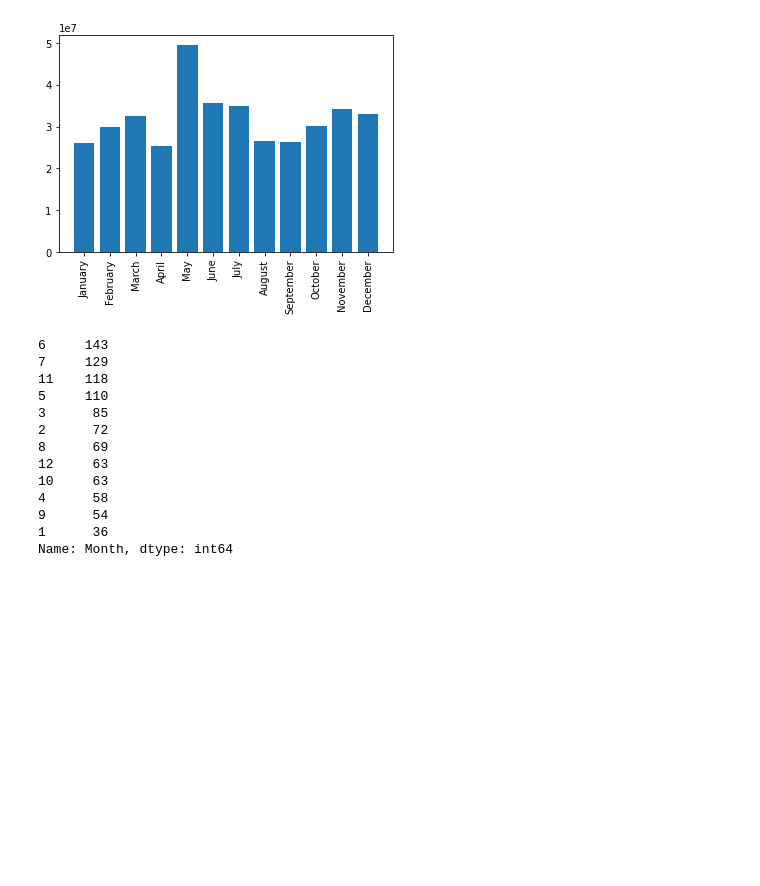
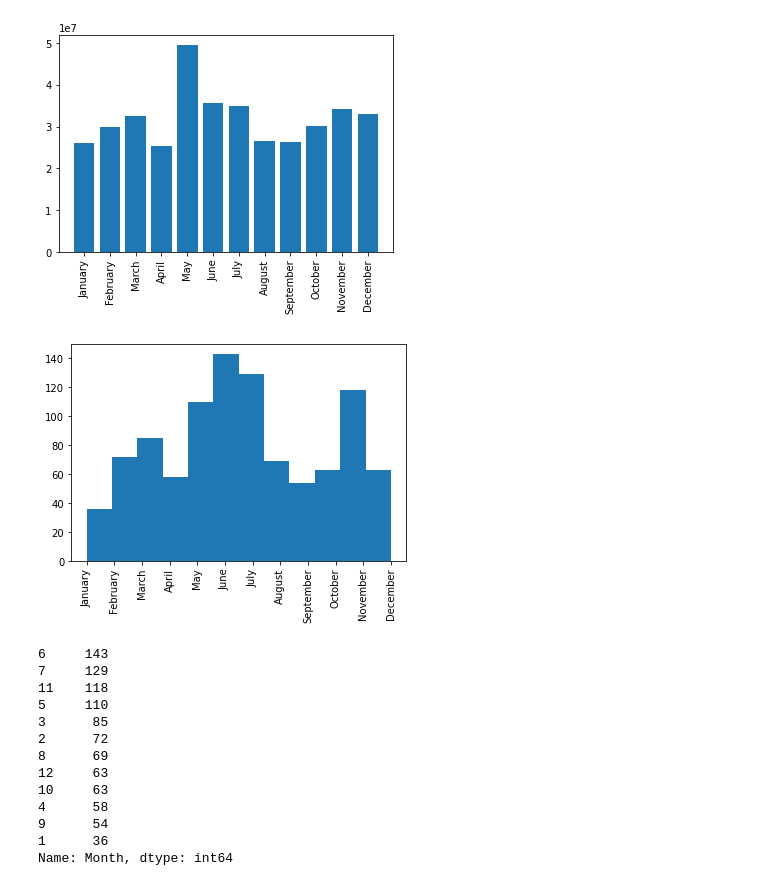
Before and after one commit to noodleybroodley/Opening-Weekend-Box-Office-Revenue, a Jupyter notebook: data/test.ipynb, the cells around one changed output. Drawn from its saved outputs; the diff is of its cells as text; code cells hidden in the pictures; blank space fills up the shorter version.

```diff
--- a/data/test.ipynb
+++ b/data/test.ipynb
@@ -194,5 +98,31 @@ median_bar_graph(monthly_median_df)
 # %% [output]
 [figure]
+# %%
+def make_hist(dataframe):
+	'''
+	Parameter: dataframe - DataFrame Object
+	Return: Bar Graph
+
+	Create a bar graph of the median box office revenue for each month's releases.
+	'''
+	month_list = ['January','February','March','April',
+	              'May', 'June', 'July', 'August',
+				  'September', 'October', 'November', 'December']
+
+
+
+	ax = plt.subplot()
+	ax.hist(x=dataframe.Month,bins=12)
+
+	plt.xticks(list(range(1,13)), rotation=90)
+	ax.set_xticklabels(month_list)
+
+	plt.tight_layout
+	plt.show()
+
+make_hist(df)
+# %% [output]
+[figure, added]
 # %%
 df['Month'].value_counts()
 #movies released in May, June, July and November had the most representation in this data set.
```
Also changed, not shown: parts of 20 cells of this notebook, 4 other files.
